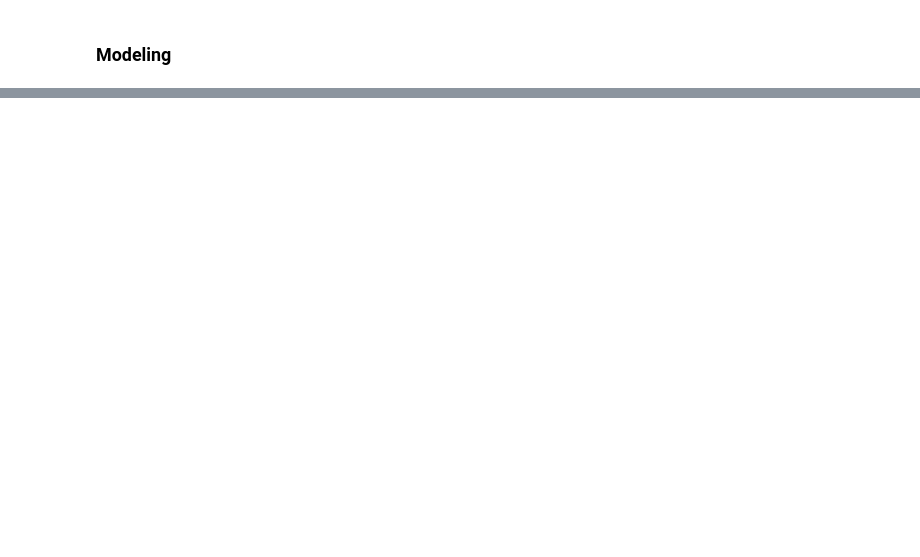
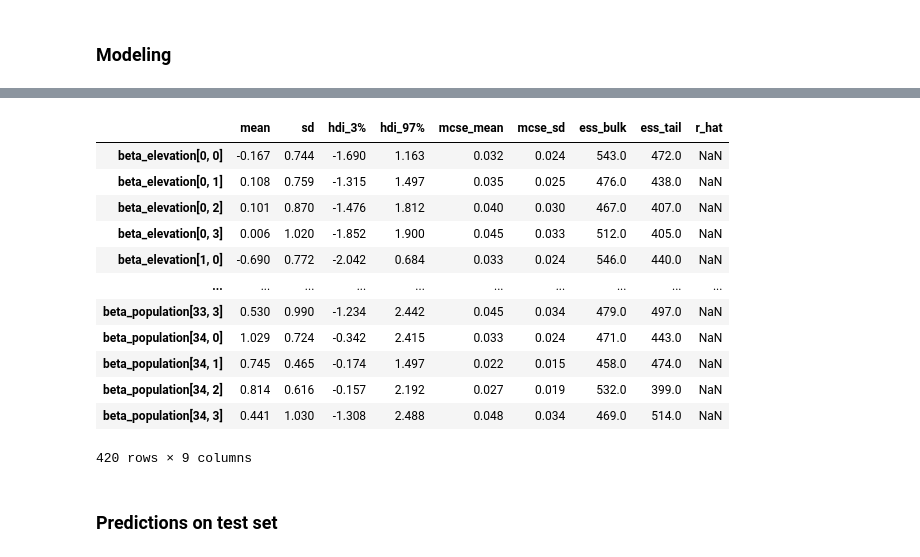
Before and after one commit to PLUS-ZGIS-GeoAI/ignite-bayesian-ml, a Jupyter notebook: notebooks/modeling_experiments/uncertainty_quantification_st_blr.ipynb, the cells around one changed output, grey strips where cells are left out. Saved outputs shown, nothing was run; the diff lists cells and outputs as text; code cells hidden in the pictures; blank space fills up the shorter version.

```diff
--- a/notebooks/modeling_experiments/uncertainty_quantification_st_blr.ipynb
+++ b/notebooks/modeling_experiments/uncertainty_quantification_st_blr.ipynb
@@ -224,0 +172,3 @@ X_train
+# %%
+az.summary(idata, var_names=["beta_elevation", "beta_ffmc", "beta_population"])
+# %% [output]
@@ -224,0 +176,15 @@ X_train
+|  | mean | sd | hdi_3% | hdi_97% | mcse_mean | mcse_sd | ess_bulk | ess_tail | r_hat |
+| beta_elevation[0, 0] | -0.167 | 0.744 | -1.690 | 1.163 | 0.032 | 0.024 | 543.0 | 472.0 | NaN |
+| beta_elevation[0, 1] | 0.108 | 0.759 | -1.315 | 1.497 | 0.035 | 0.025 | 476.0 | 438.0 | NaN |
+| beta_elevation[0, 2] | 0.101 | 0.870 | -1.476 | 1.812 | 0.040 | 0.030 | 467.0 | 407.0 | NaN |
+| beta_elevation[0, 3] | 0.006 | 1.020 | -1.852 | 1.900 | 0.045 | 0.033 | 512.0 | 405.0 | NaN |
+| beta_elevation[1, 0] | -0.690 | 0.772 | -2.042 | 0.684 | 0.033 | 0.024 | 546.0 | 440.0 | NaN |
+| ... | ... | ... | ... | ... | ... | ... | ... | ... | ... |
+| beta_population[33, 3] | 0.530 | 0.990 | -1.234 | 2.442 | 0.045 | 0.034 | 479.0 | 497.0 | NaN |
+| beta_population[34, 0] | 1.029 | 0.724 | -0.342 | 2.415 | 0.033 | 0.024 | 471.0 | 443.0 | NaN |
+| beta_population[34, 1] | 0.745 | 0.465 | -0.174 | 1.497 | 0.022 | 0.015 | 458.0 | 474.0 | NaN |
+| beta_population[34, 2] | 0.814 | 0.616 | -0.157 | 2.192 | 0.027 | 0.019 | 532.0 | 399.0 | NaN |
+| beta_population[34, 3] | 0.441 | 1.030 | -1.308 | 2.488 | 0.048 | 0.034 | 469.0 | 514.0 | NaN |
+420 rows × 9 columns
+# %% [markdown]
+### Predictions on test set
```
Also changed, not shown: parts of 24 cells of this notebook, 4 other files.
